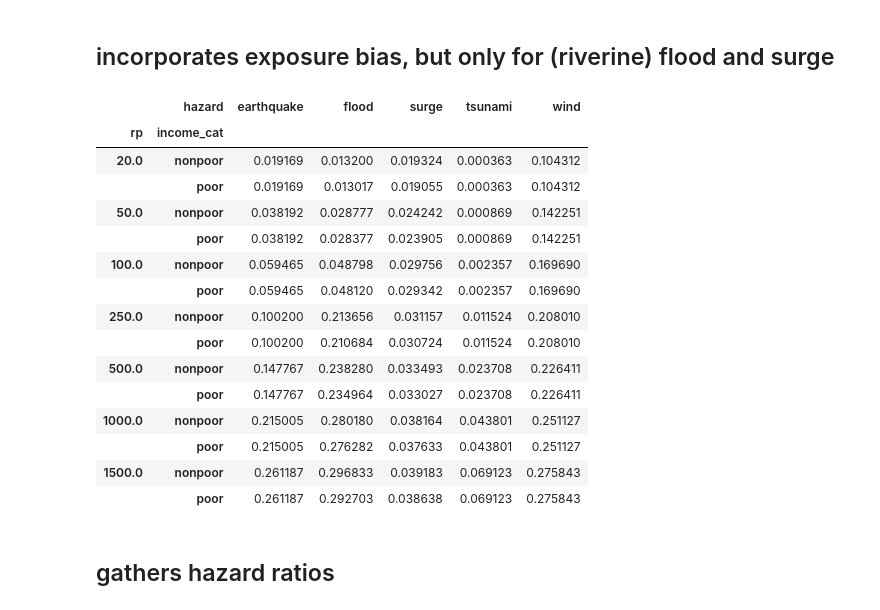
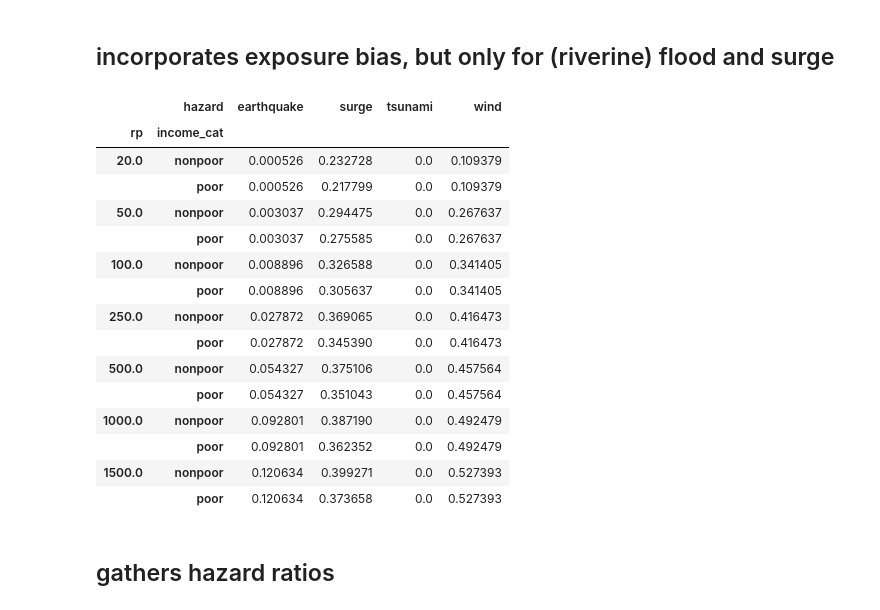
Before and after one commit to julierozz/resilience_indicator_SIDS, a Jupyter notebook: gather_data.ipynb, the cells around one changed output. Drawn from its saved outputs; the diff is of its cells as text; code cells hidden in the pictures.

```diff
--- a/gather_data.ipynb
+++ b/gather_data.ipynb
@@ -427,2 +437,0 @@ infra_stocks
-# %%
-df[['transport_share', 'energy_share','building_share', 'water_share', 'building_residential_share']] = infra_stocks
@@ -1036,36 +1032,36 @@ array(['American Samoa', 'Antigua and Barbuda', 'Aruba', 'Bahamas, The',
 # %%
 #exposure per hazard and income
 fa_hazard_cat = broadcast_simple(fa_guessed_gar,index=income_cats)
 fa_hazard_cat;
 
 #uses pe in all hazard
 fa_with_pe = concat_categories(fa_guessed_gar*(1+pe),fa_guessed_gar*(1-df.pov_head*(1+pe))/(1-df.pov_head), index=income_cats)
 fa_with_pe
 
 #selects just flood and surge
 fa_with_pe = pd.DataFrame(fa_with_pe).query("hazard in ['flood','surge']").squeeze()
 
 #updates fa_guessed_gar where necessary
 fa_hazard_cat.update(fa_with_pe)
 
-fa_hazard_cat.ix["Philippines"].unstack("hazard")
+fa_hazard_cat.ix["Fiji"].unstack("hazard")
 # %% [output]
-|  | hazard | earthquake | flood | surge | tsunami | wind |
-| rp | income_cat |  |  |  |  |  |
-| 20.0 | nonpoor | 0.019169 | 0.013200 | 0.019324 | 0.000363 | 0.104312 |
-|  | poor | 0.019169 | 0.013017 | 0.019055 | 0.000363 | 0.104312 |
-| 50.0 | nonpoor | 0.038192 | 0.028777 | 0.024242 | 0.000869 | 0.142251 |
-|  | poor | 0.038192 | 0.028377 | 0.023905 | 0.000869 | 0.142251 |
-| 100.0 | nonpoor | 0.059465 | 0.048798 | 0.029756 | 0.002357 | 0.169690 |
-|  | poor | 0.059465 | 0.048120 | 0.029342 | 0.002357 | 0.169690 |
-| 250.0 | nonpoor | 0.100200 | 0.213656 | 0.031157 | 0.011524 | 0.208010 |
-|  | poor | 0.100200 | 0.210684 | 0.030724 | 0.011524 | 0.208010 |
-| 500.0 | nonpoor | 0.147767 | 0.238280 | 0.033493 | 0.023708 | 0.226411 |
-|  | poor | 0.147767 | 0.234964 | 0.033027 | 0.023708 | 0.226411 |
-| 1000.0 | nonpoor | 0.215005 | 0.280180 | 0.038164 | 0.043801 | 0.251127 |
-|  | poor | 0.215005 | 0.276282 | 0.037633 | 0.043801 | 0.251127 |
-| 1500.0 | nonpoor | 0.261187 | 0.296833 | 0.039183 | 0.069123 | 0.275843 |
-|  | poor | 0.261187 | 0.292703 | 0.038638 | 0.069123 | 0.275843 |
+|  | hazard | earthquake | surge | tsunami | wind |
+| rp | income_cat |  |  |  |  |
+| 20.0 | nonpoor | 0.000526 | 0.232728 | 0.0 | 0.109379 |
+|  | poor | 0.000526 | 0.217799 | 0.0 | 0.109379 |
+| 50.0 | nonpoor | 0.003037 | 0.294475 | 0.0 | 0.267637 |
+|  | poor | 0.003037 | 0.275585 | 0.0 | 0.267637 |
+| 100.0 | nonpoor | 0.008896 | 0.326588 | 0.0 | 0.341405 |
+|  | poor | 0.008896 | 0.305637 | 0.0 | 0.341405 |
+| 250.0 | nonpoor | 0.027872 | 0.369065 | 0.0 | 0.416473 |
+|  | poor | 0.027872 | 0.345390 | 0.0 | 0.416473 |
+| 500.0 | nonpoor | 0.054327 | 0.375106 | 0.0 | 0.457564 |
+|  | poor | 0.054327 | 0.351043 | 0.0 | 0.457564 |
+| 1000.0 | nonpoor | 0.092801 | 0.387190 | 0.0 | 0.492479 |
+|  | poor | 0.092801 | 0.362352 | 0.0 | 0.492479 |
+| 1500.0 | nonpoor | 0.120634 | 0.399271 | 0.0 | 0.527393 |
+|  | poor | 0.120634 | 0.373658 | 0.0 | 0.527393 |
 # %% [markdown]
 ## gathers hazard ratios
 # %%
```
Also changed, not shown: parts of 42 cells of this notebook.
